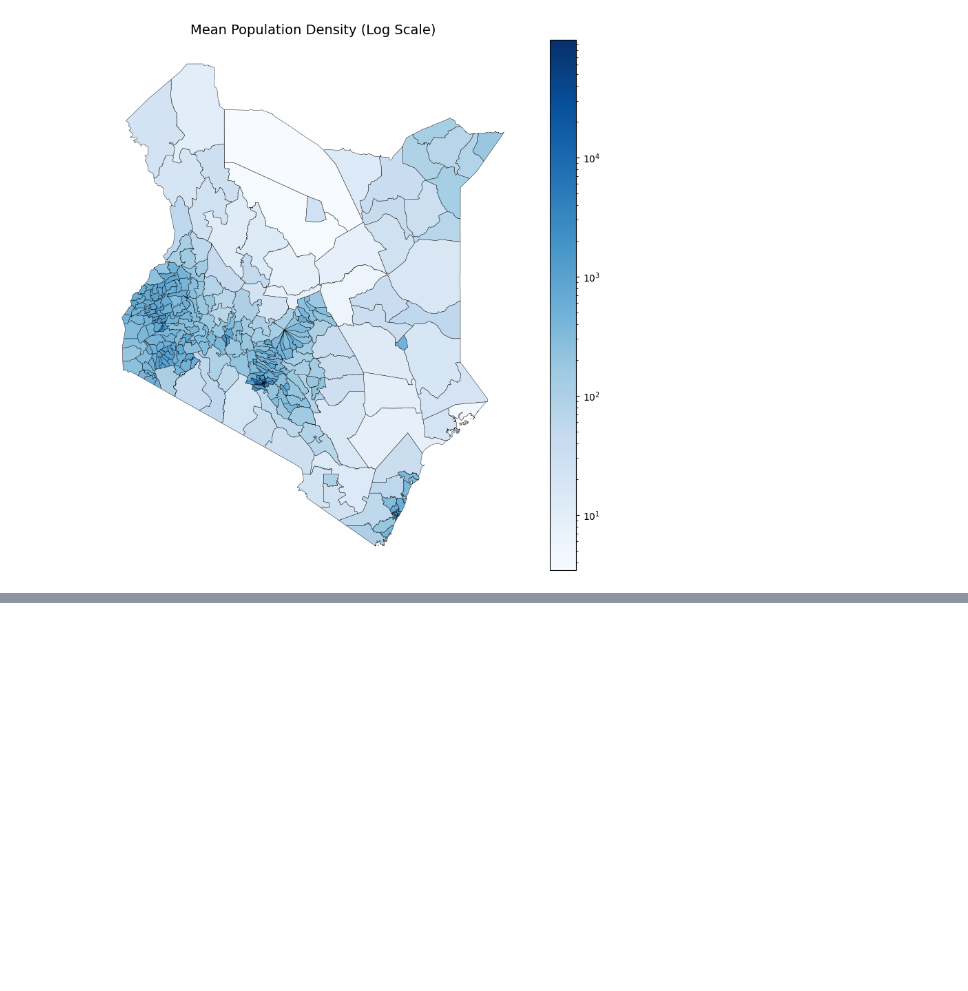
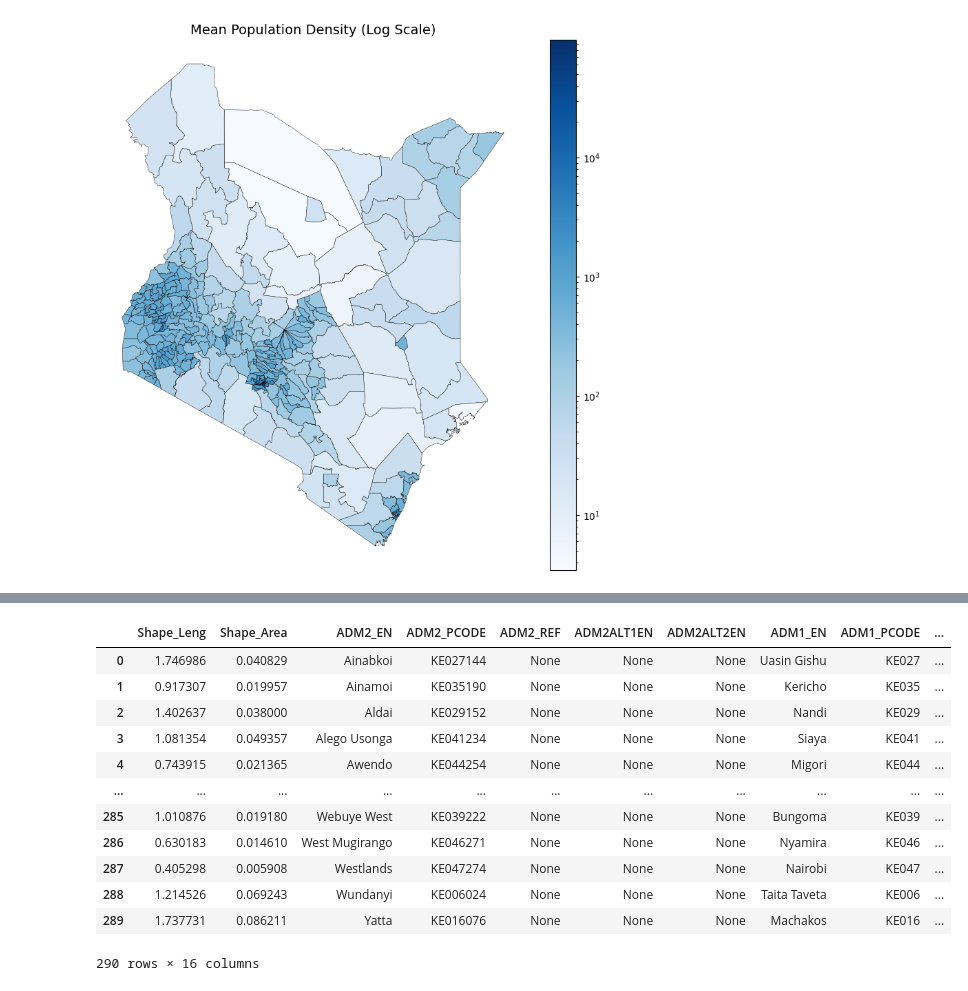
Before and after one commit to jamesmuiru/mlfccourse, a Jupyter notebook: Healthcare_Infrastructure_Optimization_in_Central_Kenya.ipynb, the cells around one changed output, grey strips where cells are left out. Saved outputs shown, nothing was run; the diff lists cells and outputs as text; code cells hidden in the pictures; blank space fills up the shorter version.

```diff
--- a/Healthcare_Infrastructure_Optimization_in_Central_Kenya.ipynb
+++ b/Healthcare_Infrastructure_Optimization_in_Central_Kenya.ipynb
@@ -703,0 +1252,16 @@ plt.show()
+# %%
+gdf_const
+# %% [output]
+|  | Shape_Leng | Shape_Area | ADM2_EN | ADM2_PCODE | ADM2_REF | ADM2ALT1EN | ADM2ALT2EN | ADM1_EN | ADM1_PCODE | ... |
+| 0 | 1.746986 | 0.040829 | Ainabkoi | KE027144 | None | None | None | Uasin Gishu | KE027 | ... |
+| 1 | 0.917307 | 0.019957 | Ainamoi | KE035190 | None | None | None | Kericho | KE035 | ... |
+| 2 | 1.402637 | 0.038000 | Aldai | KE029152 | None | None | None | Nandi | KE029 | ... |
+| 3 | 1.081354 | 0.049357 | Alego Usonga | KE041234 | None | None | None | Siaya | KE041 | ... |
+| 4 | 0.743915 | 0.021365 | Awendo | KE044254 | None | None | None | Migori | KE044 | ... |
+| ... | ... | ... | ... | ... | ... | ... | ... | ... | ... | ... |
+| 285 | 1.010876 | 0.019180 | Webuye West | KE039222 | None | None | None | Bungoma | KE039 | ... |
+| 286 | 0.630183 | 0.014610 | West Mugirango | KE046271 | None | None | None | Nyamira | KE046 | ... |
+| 287 | 0.405298 | 0.005908 | Westlands | KE047274 | None | None | None | Nairobi | KE047 | ... |
+| 288 | 1.214526 | 0.069243 | Wundanyi | KE006024 | None | None | None | Taita Taveta | KE006 | ... |
+| 289 | 1.737731 | 0.086211 | Yatta | KE016076 | None | None | None | Machakos | KE016 | ... |
+290 rows × 16 columns
```
Also changed, not shown: parts of 17 cells of this notebook.
